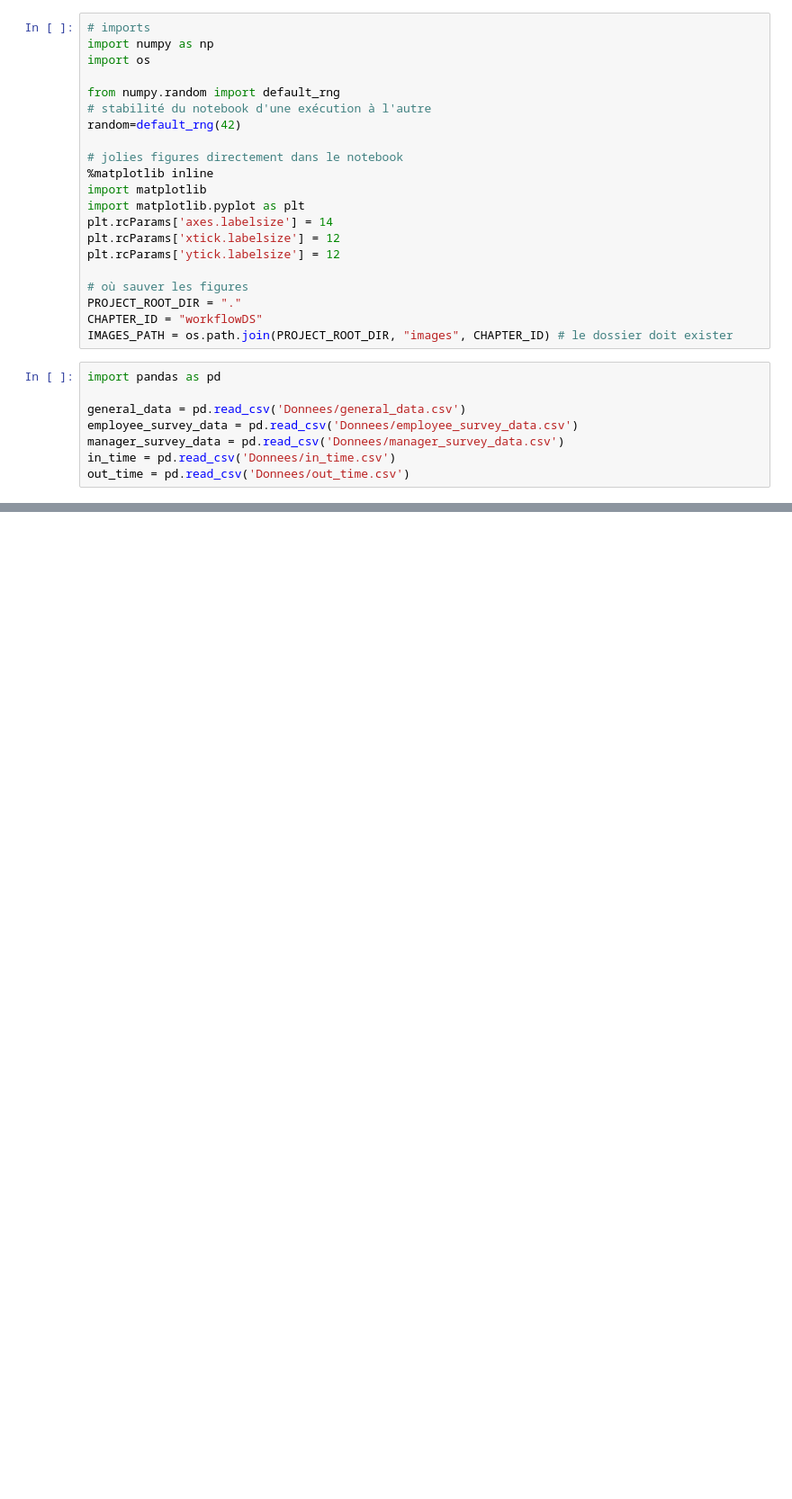
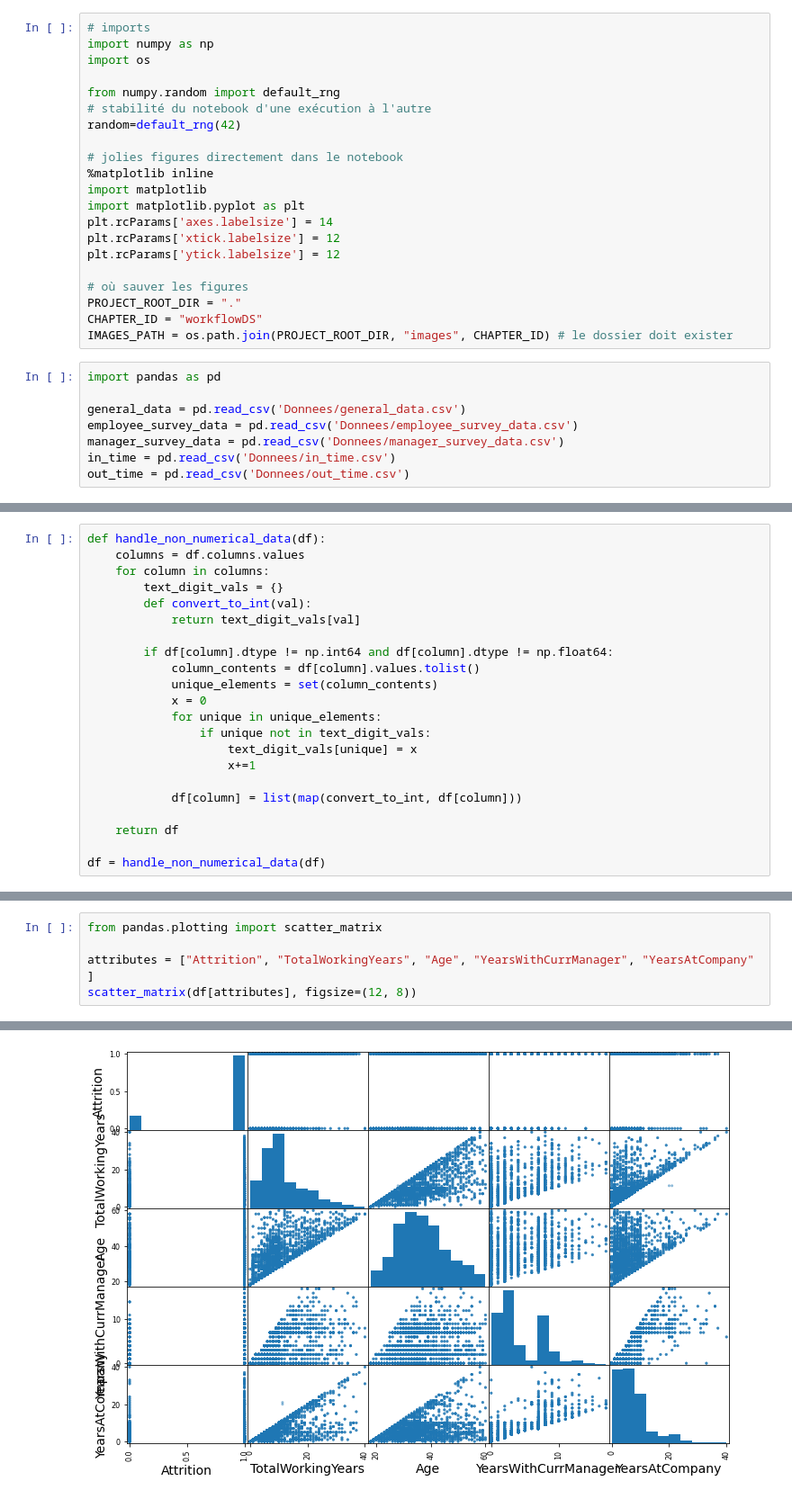
Before and after one commit to FranciscoDF/ProjectIA, a Jupyter notebook: ProjetII.ipynb, the cells around one changed output, grey strips where cells are left out. Shown at 90% size. Saved outputs shown, nothing was run; the diff lists cells and outputs as text; blank space fills up the shorter version.

```diff
--- a/ProjetII.ipynb
+++ b/ProjetII.ipynb
@@ -60,0 +136,22 @@ in_time.head()
+# %%
+def handle_non_numerical_data(df):
+    columns = df.columns.values
+    for column in columns:
+        text_digit_vals = {}
+        def convert_to_int(val):
+            return text_digit_vals[val]
+
+        if df[column].dtype != np.int64 and df[column].dtype != np.float64:
+            column_contents = df[column].values.tolist()
+            unique_elements = set(column_contents)
+            x = 0
+            for unique in unique_elements:
+                if unique not in text_digit_vals:
+                    text_digit_vals[unique] = x
+                    x+=1
+
+            df[column] = list(map(convert_to_int, df[column]))
+
+    return df
+
+df = handle_non_numerical_data(df)
@@ -60,0 +179,6 @@ in_time.head()
+# %%
+from pandas.plotting import scatter_matrix
+
+attributes = ["Attrition", "TotalWorkingYears", "Age", "YearsWithCurrManager", "YearsAtCompany" ]
+scatter_matrix(df[attributes], figsize=(12, 8))
+# %% [output]
@@ -60,0 +202 @@ in_time.head()
+[figure, added]
```
Also changed, not shown: parts of 7 cells of this notebook.
